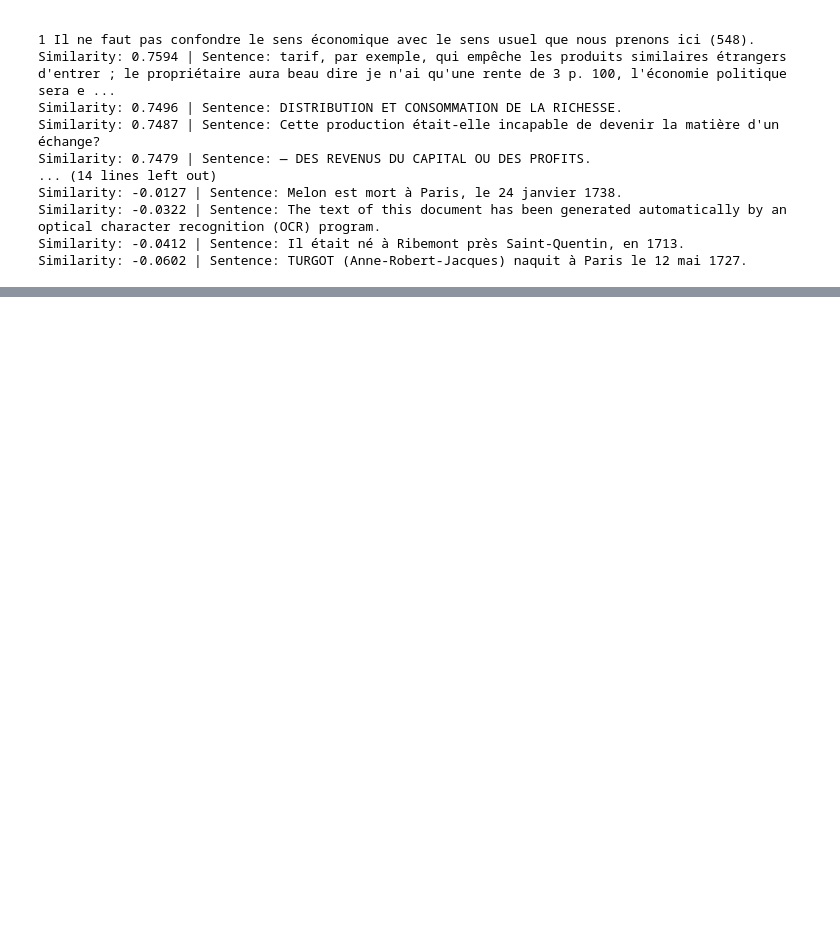
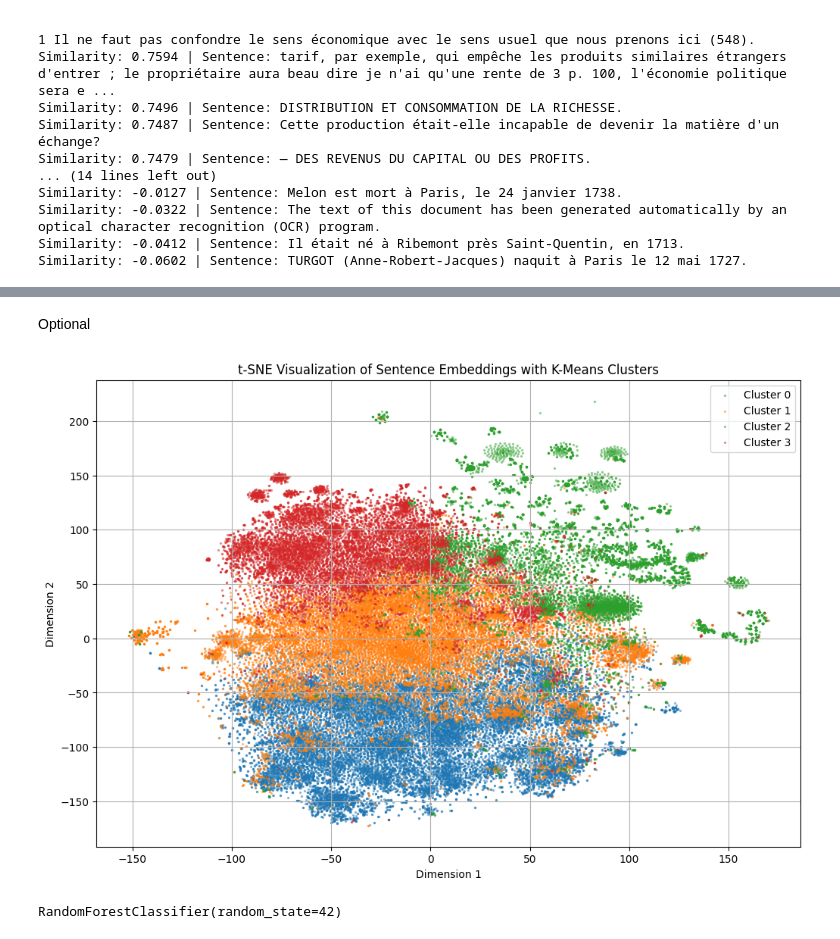
Before and after one commit to Faborja83/-Ecuador-s-first-banking-crisis-of-1870-1875-, a Jupyter notebook: brit_french_sim.ipynb, the cells around one changed output, grey strips where cells are left out. Drawn from its saved outputs; the diff is of its cells as text; code cells hidden in the pictures; blank space fills up the shorter version.

```diff
--- a/brit_french_sim.ipynb
+++ b/brit_french_sim.ipynb
@@ -475,0 +462,32 @@ with open('objects.pkl', 'rb') as f:
+# %% [markdown]
+Optional
+# %%
+from sklearn.cluster import KMeans
+
+# Determine the number of clusters (e.g., 4 for the four nationalities)
+num_clusters = 4
+kmeans = KMeans(n_clusters=num_clusters, random_state=42)
+kmeans.fit(all_embeddings)
+cluster_labels = kmeans.labels_
+
+# Add cluster labels to the visualization
+plt.figure(figsize=(12, 8))
+
+for cluster in range(num_clusters):
+    indices = [i for i, label in enumerate(cluster_labels) if label == cluster]
+    plt.scatter(
+        embeddings_2d[indices, 0],
+        embeddings_2d[indices, 1],
+        label=f"Cluster {cluster}",
+        alpha=0.4,
+        s=2
+    )
+
+plt.legend()
+plt.title("t-SNE Visualization of Sentence Embeddings with K-Means Clusters")
+plt.xlabel("Dimension 1")
+plt.ylabel("Dimension 2")
+plt.grid(True)
+plt.show()
+# %% [output]
+[figure, added]
@@ -475,0 +544,10 @@ with open('objects.pkl', 'rb') as f:
+# %%
+from sklearn.ensemble import RandomForestClassifier
+
+# Initialize the classifier
+clf = RandomForestClassifier(n_estimators=100, random_state=42)
+
+# Train the classifier on the training data
+clf.fit(X_train, y_train_encoded)
+# %% [output]
+RandomForestClassifier(random_state=42)
```
Also changed, not shown: parts of 23 cells of this notebook.
